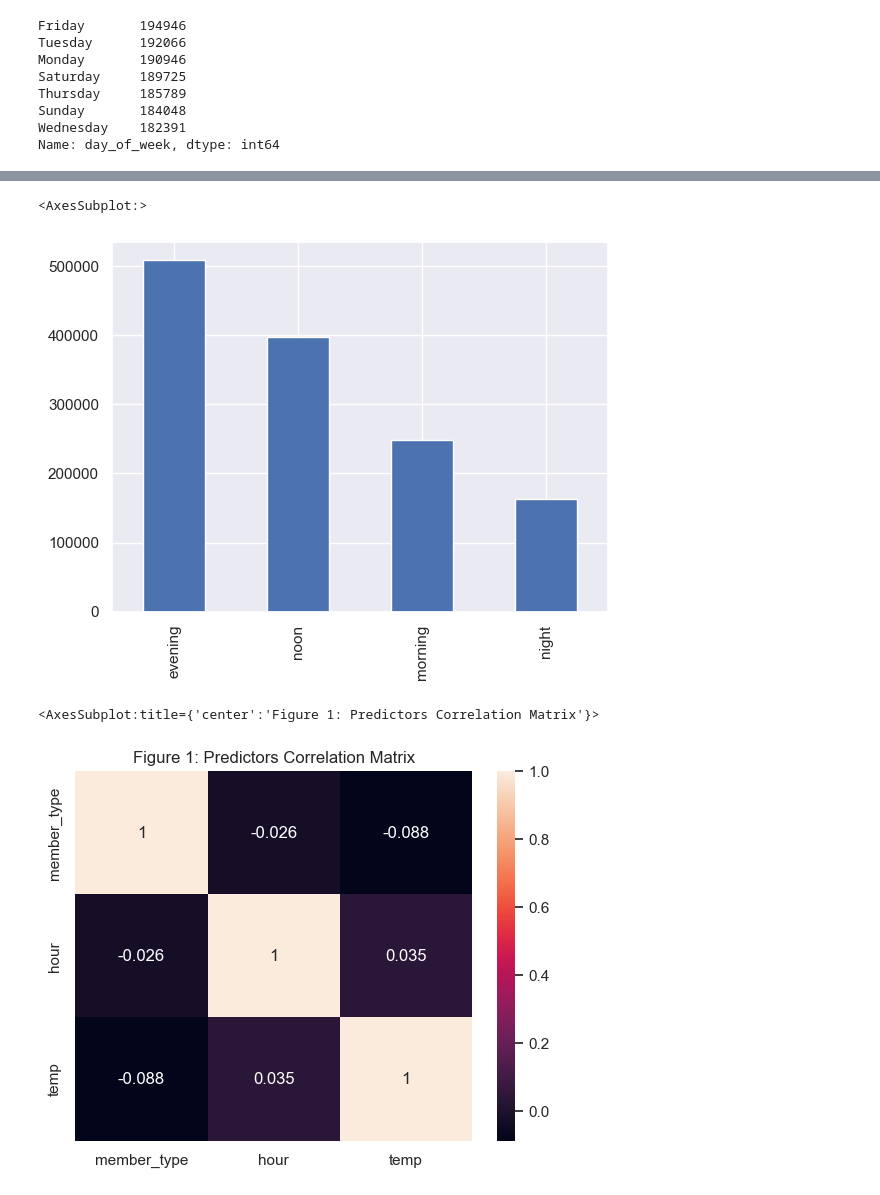
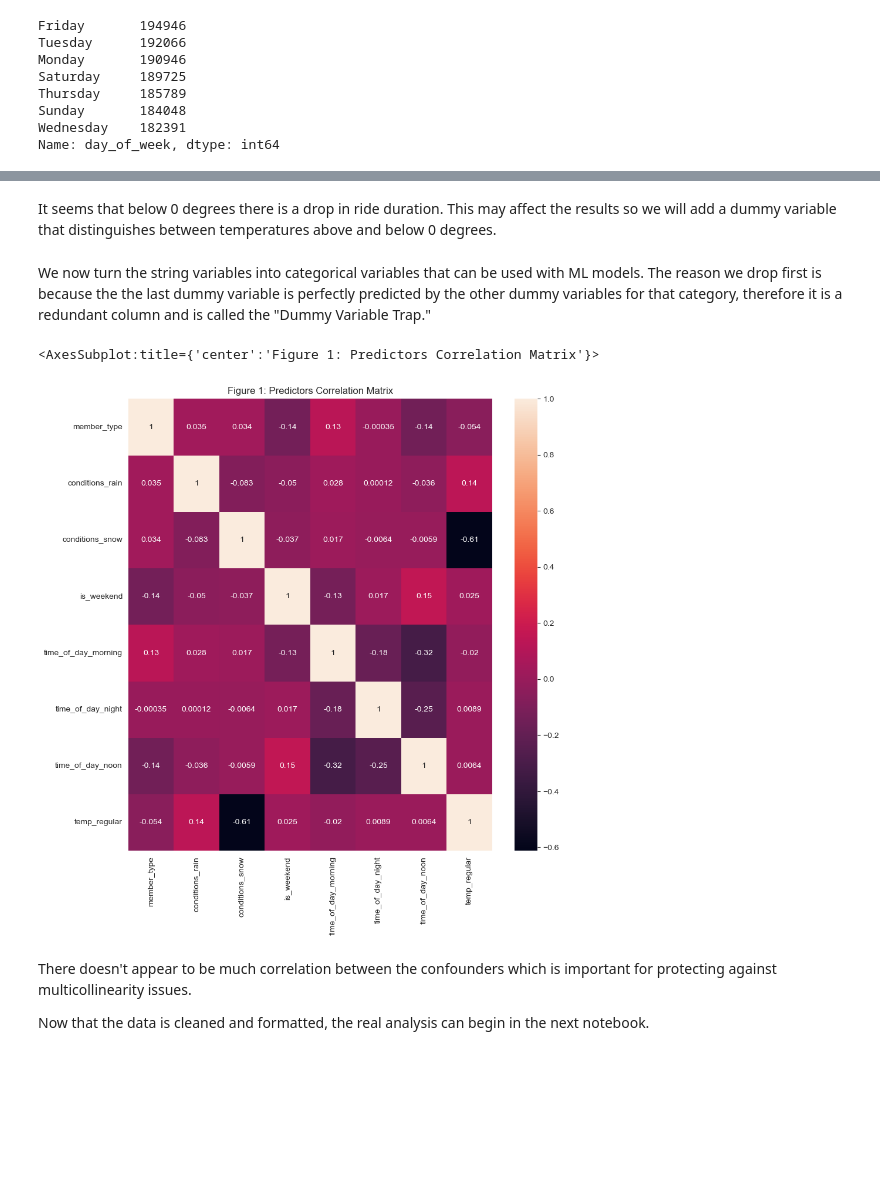
Before and after one commit to GabeNicholson/Predicting-Bikepath-Changes-With-FDR-Control, a Jupyter notebook: (1) data_exploration.ipynb, the cells around one changed output, grey strips where cells are left out. Drawn from its saved outputs; the diff is of its cells as text; code cells hidden in the pictures; blank space fills up the shorter version.

```diff
--- a/(1) data_exploration.ipynb
+++ b/(1) data_exploration.ipynb
@@ -3,8 +3,10 @@ import requests
 from zipfile import ZipFile
 import numpy as np
 import pandas as pd
-import seaborn as sns; sns.set()
 import matplotlib.pyplot as plt
+import seaborn as sns
+sns.set_style('dark')
+%matplotlib inline
 # %% [markdown]
 # Explain dataset and where it comes from and why it is important.
 # %%
@@ -159,0 +155,15 @@ Text(0, 0.5, 'Number of Rides')
+# %%
+def format_time_day(row):
+    ''' Reformats the starttime column to a categorical variable.
+    '''
+    if row >= 6 and row < 10:
+        return 'morning'
+    elif row >= 10 and row <= 15:
+        return 'noon'
+    elif row > 15 and row <= 20:
+        return 'evening'
+    return 'night'
+
+df['time_of_day'] = df['hour'].apply(format_time_day)
+df.drop('hour', axis=1, inplace=True)
+df['time_of_day'].value_counts().plot.bar();
@@ -166,17 +179,0 @@ Text(0, 0.5, 'Number of Rides')
-# %%
-def format_time_day(row):
-    ''' Reformats the starttime column to a categorical variable.
-    '''
-    if row >= 6 and row < 10:
-        return 'morning'
-    elif row >= 10 and row <= 15:
-        return 'noon'
-    elif row > 15 and row <= 20:
-        return 'evening'
-    return 'night'
-
-df['time_of_day'] = df['hour'].apply(format_time_day)
-df['time_of_day'].value_counts().plot.bar()
-# %% [output]
-<AxesSubplot:>
-[figure, removed]
@@ -187,7 +180,20 @@ time_of_day = pd.get_dummies(df['time_of_day'], drop_first=True)
+# %% [markdown]
+It seems that below 0 degrees there is a drop in ride duration. This may affect the results so we will add a dummy variable that distinguishes between temperatures above and below 0 degrees.
+# %%
+df['temp'] = np.where(df.temp >= 0, 'regular', 'cold')
+df = pd.get_dummies(df, columns=['conditions', 'is_weekend', 'time_of_day', 'temp'], drop_first=True)
+df.rename({'is_weekend_weekend': 'is_weekend',},axis=1, inplace=True )
+# %% [markdown]
+We now turn the string variables into categorical variables that can be used with ML models. The reason we drop first is because the the last dummy variable is perfectly predicted by the other dummy variables for that category, therefore it is a redundant column and is called the "Dummy Variable Trap."
 # %%
+fig, ax = plt.subplots(figsize=(10,10))
+confounders = df.drop(['days_since_jan1_2010', 'route', 'duration'], axis=1)
 plt.title('Figure 1: Predictors Correlation Matrix')
-confounders = df.drop(['days_since_jan1_2010', 'route', 'duration'], axis=1)
-sns.heatmap(confounders.corr(), annot=True)
+sns.heatmap(confounders.corr(), annot=True, ax=ax)
 # %% [output]
 <AxesSubplot:title={'center':'Figure 1: Predictors Correlation Matrix'}>
-[figure, old version]
+[figure, new version]
+# %% [markdown]
+There doesn't appear to be much correlation between the confounders which is important for protecting against multicollinearity issues.
+
+Now that the data is cleaned and formatted, the real analysis can begin in the next notebook.
```
Also changed, not shown: parts of 12 cells of this notebook, 3 other files.
